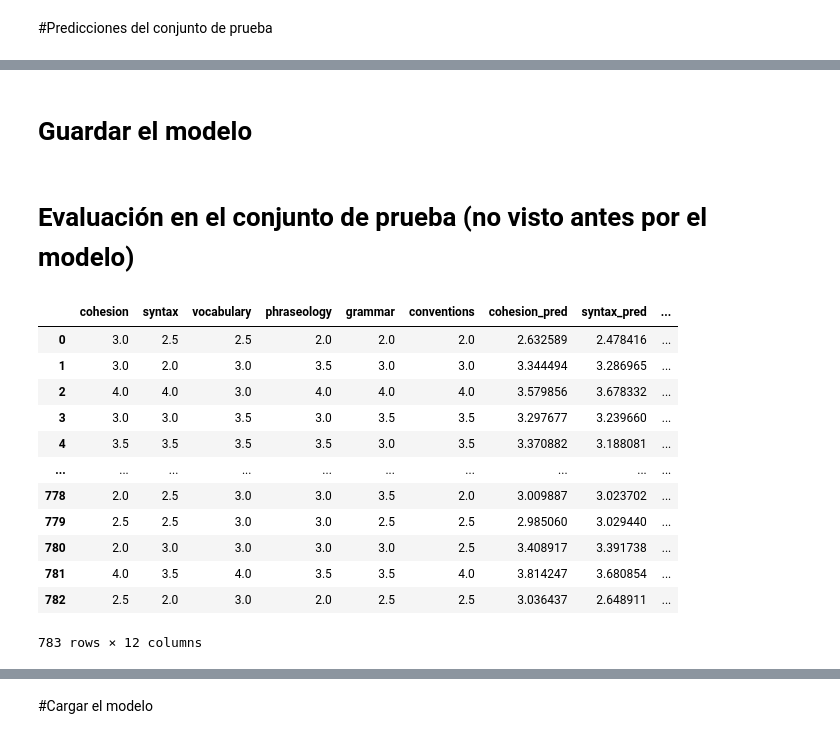
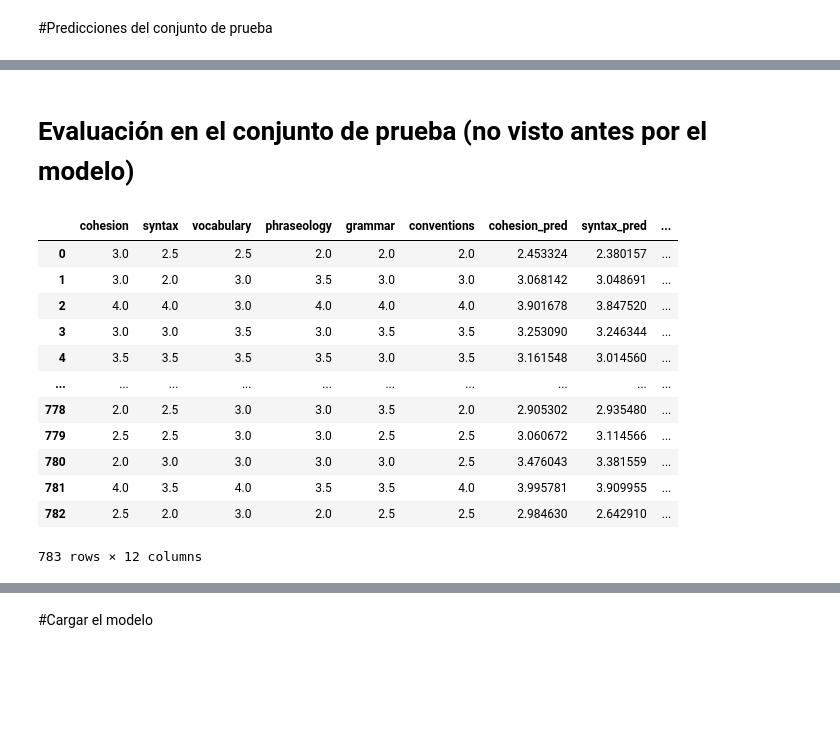
Before and after one commit to joangb2020/Trabajo-Final-Maestr-a, a Jupyter notebook: Script5_2_DebertaCorre_Entrena_Large.ipynb, the cells around one changed output, grey strips where cells are left out. Cells and saved outputs as stored; diff of their text form; code cells hidden in the pictures; blank space fills up the shorter version.

```diff
--- a/Script5_2_DebertaCorre_Entrena_Large.ipynb
+++ b/Script5_2_DebertaCorre_Entrena_Large.ipynb
@@ -73,0 +71,7 @@ Mounted at /content/drive
+# %%
+train_ratio = 0.8
+test_ratio = 0.2
+val_ratio = 0.1
+
+# Divide los datos en conjuntos de entrenamiento, prueba y validación
+main_df, test_df = train_test_split(df, test_size= 1 - train_ratio, random_state=42)
@@ -110,7 +118,6 @@ class EssayDataset:
 # %% [markdown]
 #Caso 1 conjunto de validación
 # %%
-# Divide los datos en conjuntos de entrenamiento y validación
-train_df, val_df = train_test_split(train, test_size=0.1, random_state=42)
+train_df, val_df = train_test_split(main_df,test_size=val_ratio,random_state=1357,shuffle=True)
 print('dataframe shapes:',train_df.shape, val_df.shape)
 # %% [output]
@@ -118,7 +125,7 @@ dataframe shapes: (2815, 50) (313, 50)
 # %%
 train_ds = EssayDataset(train_df, config, tokenizer=tokenizer)
 val_ds = EssayDataset(val_df, config, tokenizer=tokenizer)
-test_ds = EssayDataset(test, config, tokenizer=tokenizer, is_test = True)
+test_ds = EssayDataset(test_df, config, tokenizer=tokenizer, is_test = True)
 # %%
 test_ds[0]
 # %% [output]
@@ -173,7 +180,7 @@ class EssayModel(nn.Module):
         self.model_name = config['model']
         self.freeze = config['freeze_encoder']
 
-        self.encoder = AutoModel.from_pretrained(self.model_name)
+        self.encoder = AutoModel.from_pretrained(self.model_name,token= access_token)
         if self.freeze:
             for param in self.encoder.base_model.parameters():
                 param.requires_grad = False
@@ -433,3 +460 @@ array([[2.6325886, 2.478416 , 2.760865 , 2.5536637, 2.442975 , 2.2630107],
       dtype=float32)
-# %% [markdown]
-# Guardar el modelo
@@ -441,20 +465,20 @@ trainer.save_model(model_save_path)
 # %%
 preds = pd.DataFrame(predictions, columns = ["cohesion_pred",	"syntax_pred",	"vocabulary_pred",	"phraseology_pred",	"grammar_pred",	"conventions_pred"])
 # %%
-preresults =pd.concat([test.loc[:,"cohesion":"conventions"].reset_index(drop=True), preds], axis=1);preresults
+preresults =pd.concat([test_df.loc[:,"cohesion":"conventions"].reset_index(drop=True), preds], axis=1);preresults
 # %% [output]
 |  | cohesion | syntax | vocabulary | phraseology | grammar | conventions | cohesion_pred | syntax_pred | ... |
-| 0 | 3.0 | 2.5 | 2.5 | 2.0 | 2.0 | 2.0 | 2.632589 | 2.478416 | ... |
-| 1 | 3.0 | 2.0 | 3.0 | 3.5 | 3.0 | 3.0 | 3.344494 | 3.286965 | ... |
-| 2 | 4.0 | 4.0 | 3.0 | 4.0 | 4.0 | 4.0 | 3.579856 | 3.678332 | ... |
-| 3 | 3.0 | 3.0 | 3.5 | 3.0 | 3.5 | 3.5 | 3.297677 | 3.239660 | ... |
-| 4 | 3.5 | 3.5 | 3.5 | 3.5 | 3.0 | 3.5 | 3.370882 | 3.188081 | ... |
+| 0 | 3.0 | 2.5 | 2.5 | 2.0 | 2.0 | 2.0 | 2.453324 | 2.380157 | ... |
+| 1 | 3.0 | 2.0 | 3.0 | 3.5 | 3.0 | 3.0 | 3.068142 | 3.048691 | ... |
+| 2 | 4.0 | 4.0 | 3.0 | 4.0 | 4.0 | 4.0 | 3.901678 | 3.847520 | ... |
+| 3 | 3.0 | 3.0 | 3.5 | 3.0 | 3.5 | 3.5 | 3.253090 | 3.246344 | ... |
+| 4 | 3.5 | 3.5 | 3.5 | 3.5 | 3.0 | 3.5 | 3.161548 | 3.014560 | ... |
 | ... | ... | ... | ... | ... | ... | ... | ... | ... | ... |
-| 778 | 2.0 | 2.5 | 3.0 | 3.0 | 3.5 | 2.0 | 3.009887 | 3.023702 | ... |
-| 779 | 2.5 | 2.5 | 3.0 | 3.0 | 2.5 | 2.5 | 2.985060 | 3.029440 | ... |
-| 780 | 2.0 | 3.0 | 3.0 | 3.0 | 3.0 | 2.5 | 3.408917 | 3.391738 | ... |
-| 781 | 4.0 | 3.5 | 4.0 | 3.5 | 3.5 | 4.0 | 3.814247 | 3.680854 | ... |
-| 782 | 2.5 | 2.0 | 3.0 | 2.0 | 2.5 | 2.5 | 3.036437 | 2.648911 | ... |
+| 778 | 2.0 | 2.5 | 3.0 | 3.0 | 3.5 | 2.0 | 2.905302 | 2.935480 | ... |
+| 779 | 2.5 | 2.5 | 3.0 | 3.0 | 2.5 | 2.5 | 3.060672 | 3.114566 | ... |
+| 780 | 2.0 | 3.0 | 3.0 | 3.0 | 3.0 | 2.5 | 3.476043 | 3.381559 | ... |
+| 781 | 4.0 | 3.5 | 4.0 | 3.5 | 3.5 | 4.0 | 3.995781 | 3.909955 | ... |
+| 782 | 2.5 | 2.0 | 3.0 | 2.0 | 2.5 | 2.5 | 2.984630 | 2.642910 | ... |
 783 rows × 12 columns
 # %%
 preresults["se_cohesion"]=(preresults["cohesion"]-preresults["cohesion_pred"])**2
```
Also changed, not shown: parts of 21 cells of this notebook.
